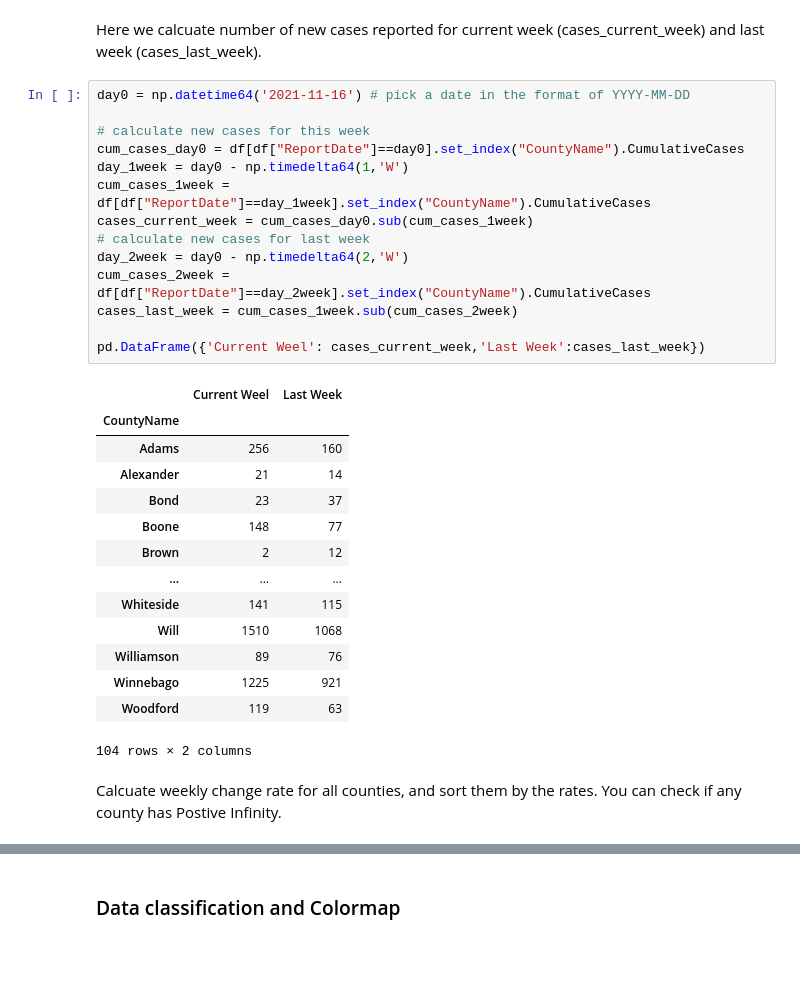
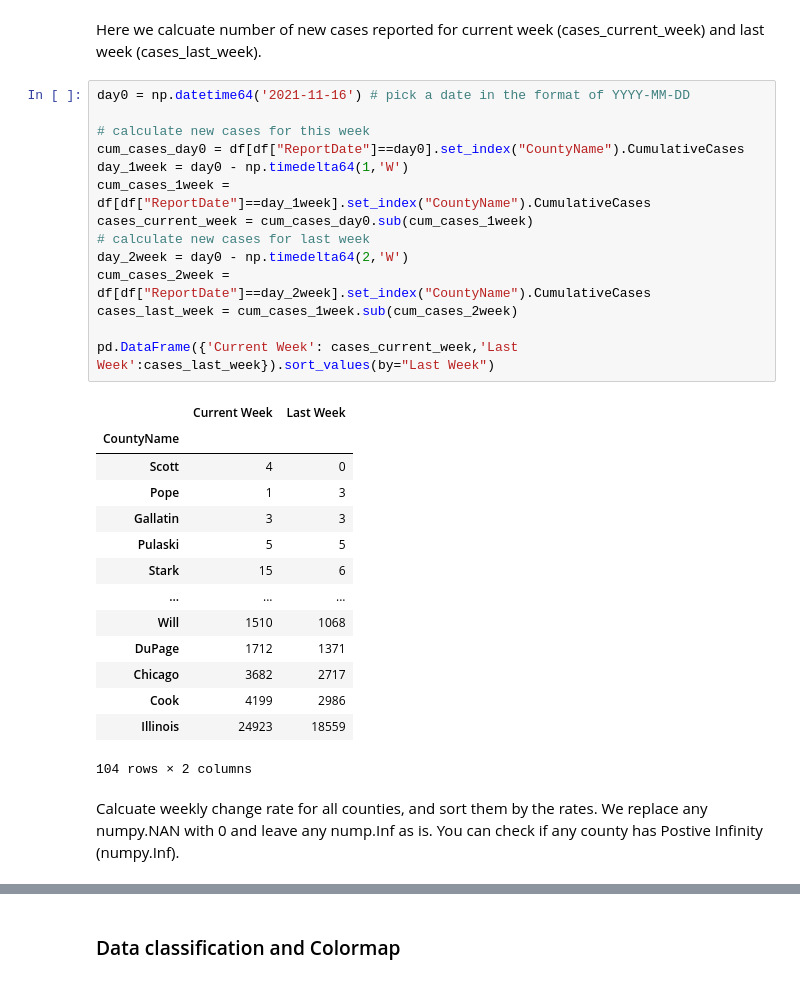
Before and after one commit to cybergis/GISDay_workshop_2021, a Jupyter notebook: basic_geovisualization_gisday_2021Nov17.ipynb, the cells around one changed output, grey strips where cells are left out. Saved outputs shown, nothing was run; the diff lists cells and outputs as text; blank space fills up the shorter version.

```diff
--- a/basic_geovisualization_gisday_2021Nov17.ipynb
+++ b/basic_geovisualization_gisday_2021Nov17.ipynb
@@ -218,32 +227,32 @@ Here we calcuate number of new cases reported for current week (cases_current_we
 # %%
 day0 = np.datetime64('2021-11-16') # pick a date in the format of YYYY-MM-DD
 
 # calculate new cases for this week
 cum_cases_day0 = df[df["ReportDate"]==day0].set_index("CountyName").CumulativeCases
 day_1week = day0 - np.timedelta64(1,'W')
 cum_cases_1week = df[df["ReportDate"]==day_1week].set_index("CountyName").CumulativeCases
 cases_current_week = cum_cases_day0.sub(cum_cases_1week)
 # calculate new cases for last week
 day_2week = day0 - np.timedelta64(2,'W')
 cum_cases_2week = df[df["ReportDate"]==day_2week].set_index("CountyName").CumulativeCases
 cases_last_week = cum_cases_1week.sub(cum_cases_2week)
 
-pd.DataFrame({'Current Weel': cases_current_week,'Last Week':cases_last_week})
+pd.DataFrame({'Current Week': cases_current_week,'Last Week':cases_last_week}).sort_values(by="Last Week")
 # %% [output]
-|  | Current Weel | Last Week |
+|  | Current Week | Last Week |
 | CountyName |  |  |
-| Adams | 256 | 160 |
-| Alexander | 21 | 14 |
-| Bond | 23 | 37 |
-| Boone | 148 | 77 |
-| Brown | 2 | 12 |
+| Scott | 4 | 0 |
+| Pope | 1 | 3 |
+| Gallatin | 3 | 3 |
+| Pulaski | 5 | 5 |
+| Stark | 15 | 6 |
 | ... | ... | ... |
-| Whiteside | 141 | 115 |
 | Will | 1510 | 1068 |
-| Williamson | 89 | 76 |
-| Winnebago | 1225 | 921 |
-| Woodford | 119 | 63 |
+| DuPage | 1712 | 1371 |
+| Chicago | 3682 | 2717 |
+| Cook | 4199 | 2986 |
+| Illinois | 24923 | 18559 |
 104 rows × 2 columns
 # %% [markdown]
-Calcuate weekly change rate for all counties, and sort them by the rates. You can check if any county has Postive Infinity.
+Calcuate weekly change rate for all counties, and sort them by the rates. We replace any numpy.NAN with 0 and leave any nump.Inf as is. You can check if any county has Postive Infinity (numpy.Inf).
 # %%
```
Also changed, not shown: parts of 5 cells of this notebook.
